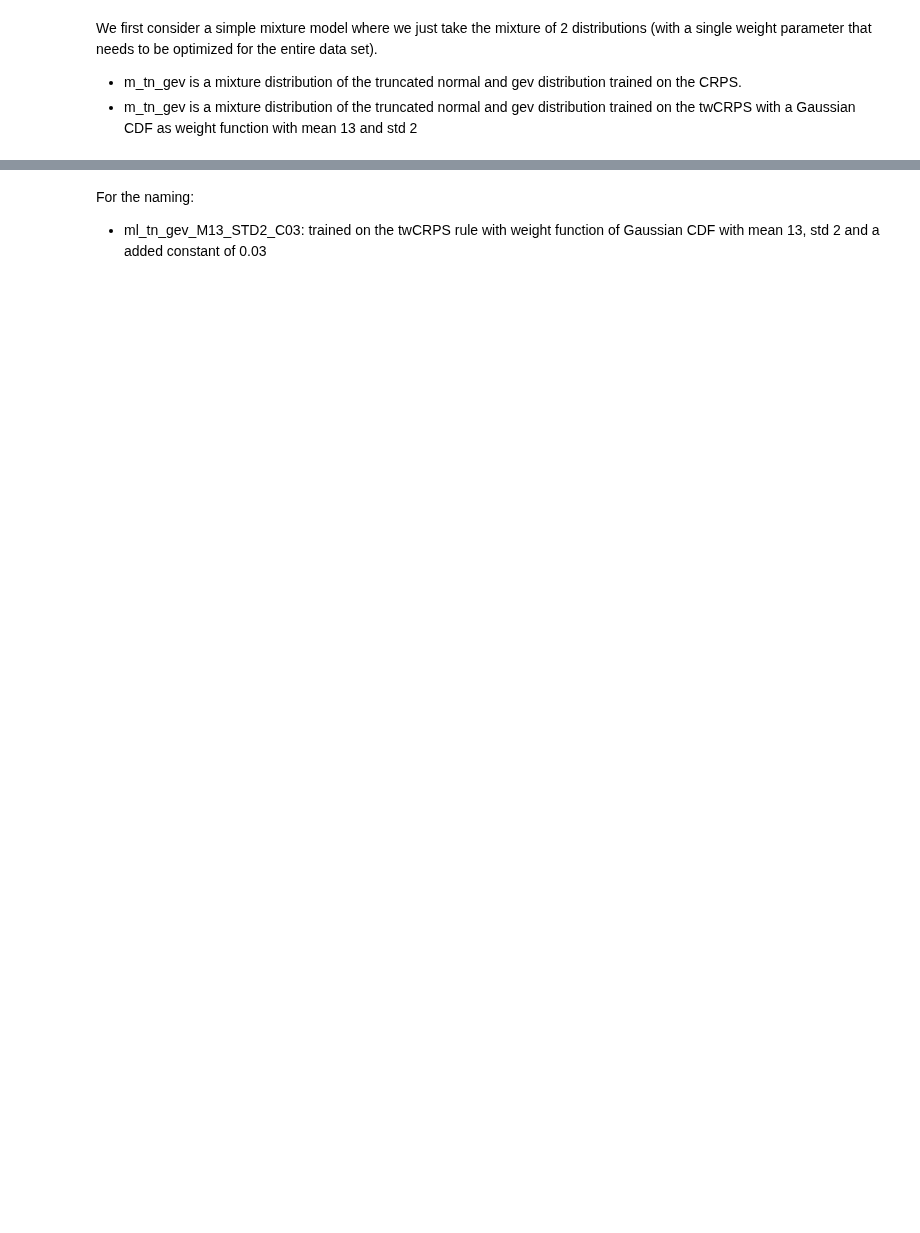
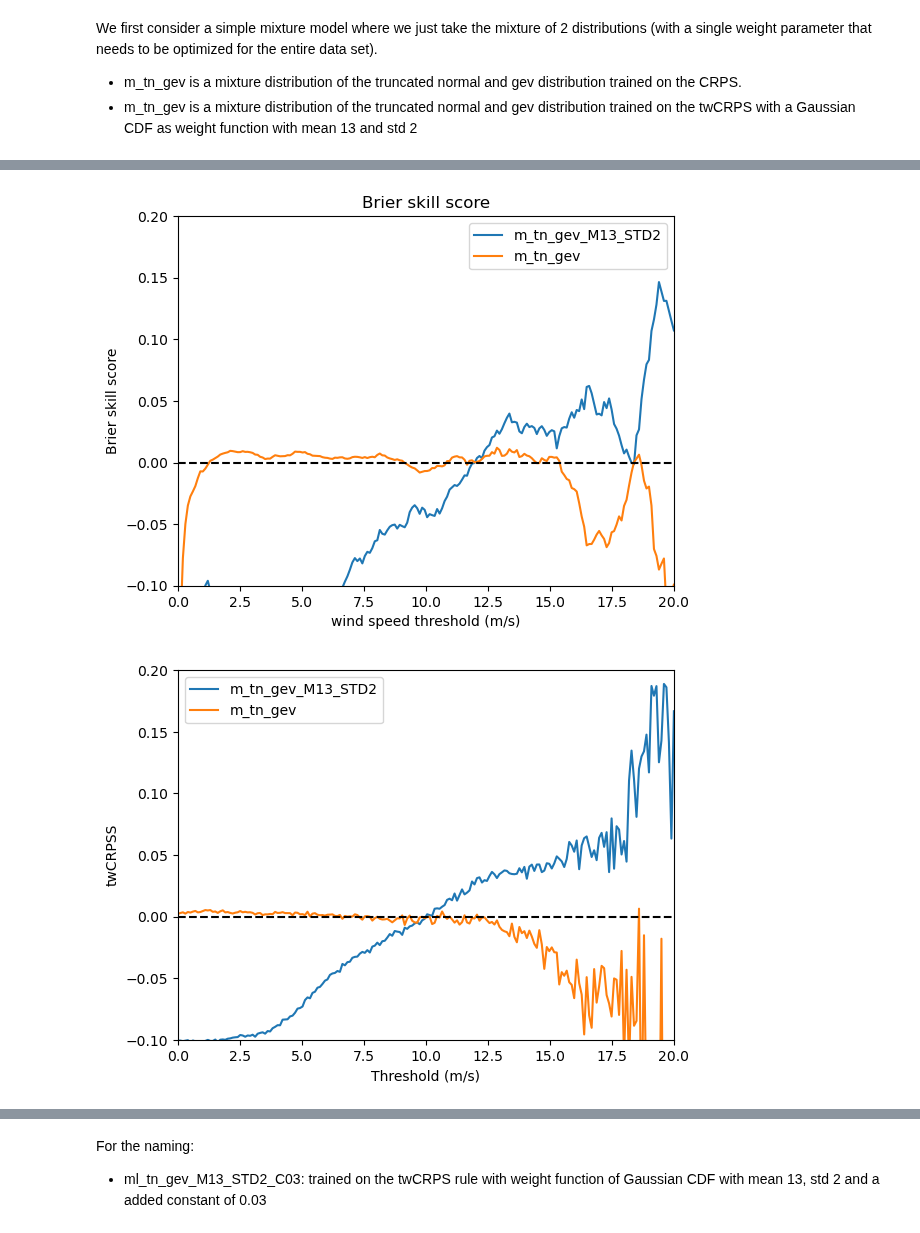
Before and after one commit to SimonHakvoort/thesiscode, a Jupyter notebook: src/emos_results/new_result.ipynb, the cells around one changed output, grey strips where cells are left out. Drawn from its saved outputs; the diff is of its cells as text; code cells hidden in the pictures; blank space fills up the shorter version.

```diff
--- a/src/emos_results/new_result.ipynb
+++ b/src/emos_results/new_result.ipynb
@@ -127 +179,9 @@ make_brier_skill_plot(base_model, m_tn_gev_models, X_test, y_test, variances_tes
+# %%
+values = np.linspace(0,20,200)
+ylim = [-0.1, 0.2]
+make_brier_skill_plot(base_model, m_tn_gev_models, X_test, y_test, variances_test, values, ylim=ylim)
+make_twcrpss_plot(base_model, m_tn_gev_models, X_test, y_test, variances_test, values, ylim=ylim)
+# %% [output]
+[figure, added]
+[figure, added]
 # %% [markdown]
```
Also changed, not shown: parts of 33 cells of this notebook, 8 other files.
